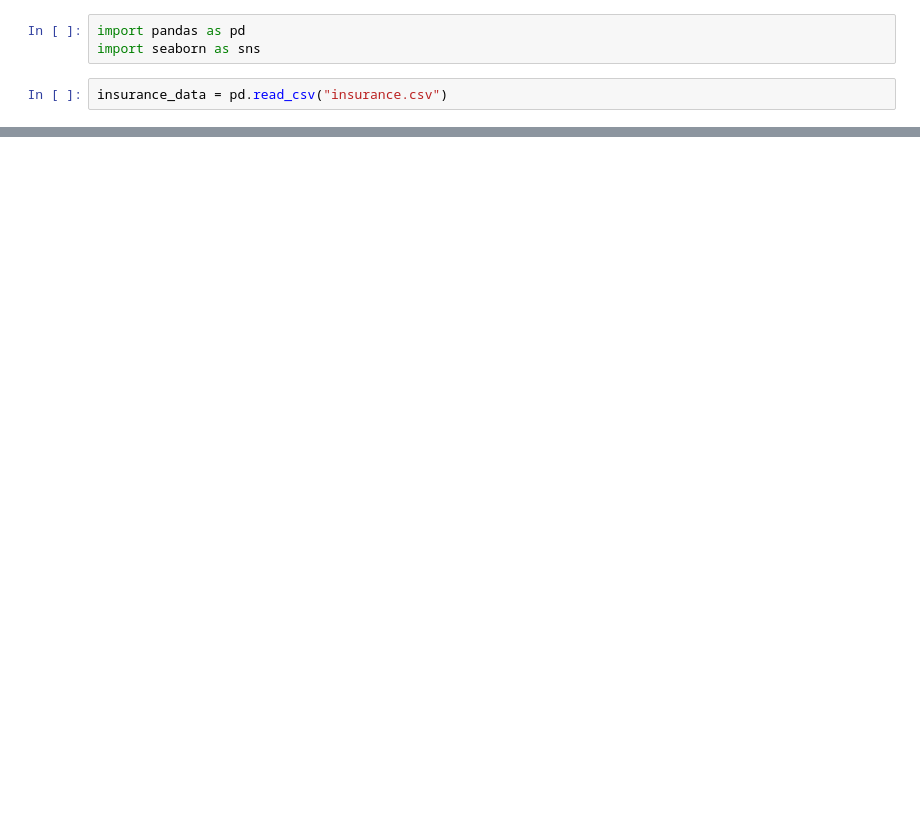
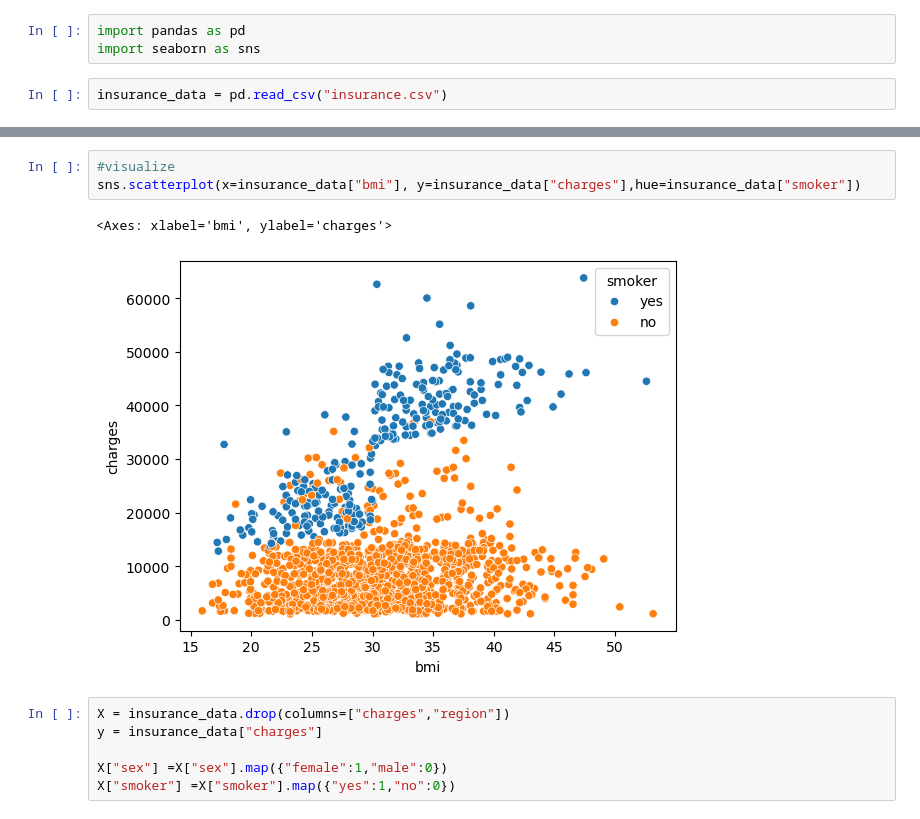
Before and after one commit to PritishMandal/AI-ML-Learning, a Jupyter notebook: Supervised ML/Supervised ML-1/linear_regression.ipynb, the cells around one changed output, grey strips where cells are left out. Drawn from its saved outputs; the diff is of its cells as text; blank space fills up the shorter version.

```diff
--- a/Supervised ML/Supervised ML-1/linear_regression.ipynb
+++ b/Supervised ML/Supervised ML-1/linear_regression.ipynb
@@ -9,0 +22,12 @@ NameError: name 'insurance_data' is not defined
+# %%
+#visualize
+sns.scatterplot(x=insurance_data["bmi"], y=insurance_data["charges"],hue=insurance_data["smoker"])
+# %% [output]
+<Axes: xlabel='bmi', ylabel='charges'>
+[figure, added]
+# %%
+X = insurance_data.drop(columns=["charges","region"])
+y = insurance_data["charges"]
+
+X["sex"] =X["sex"].map({"female":1,"male":0})
+X["smoker"] =X["smoker"].map({"yes":1,"no":0})
```
Also changed, not shown: parts of 8 cells of this notebook.
